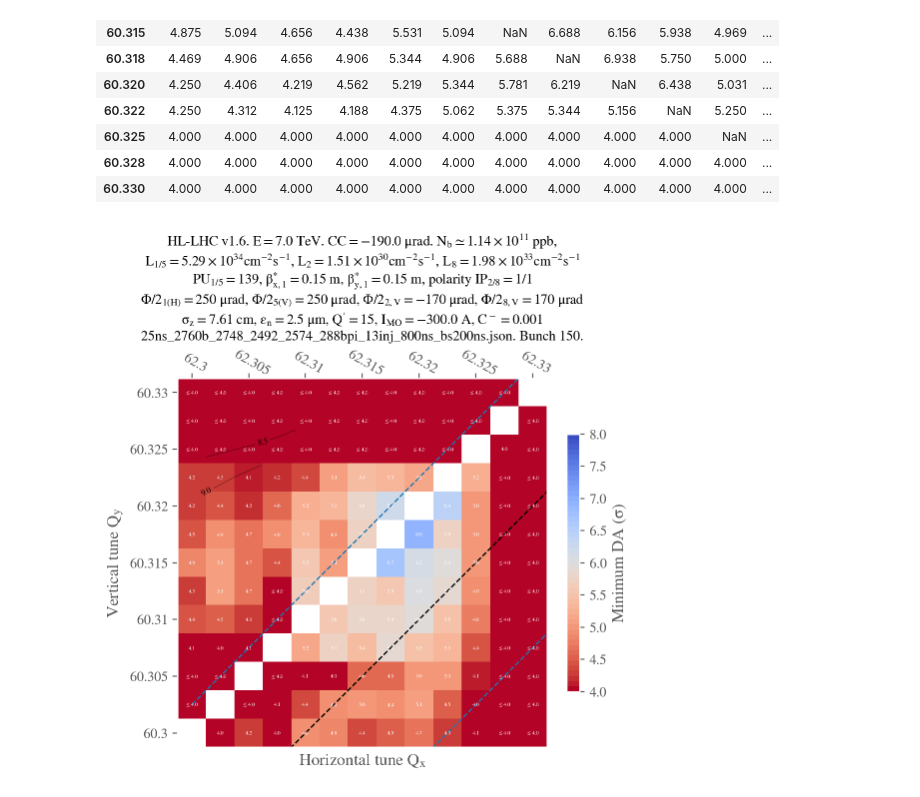
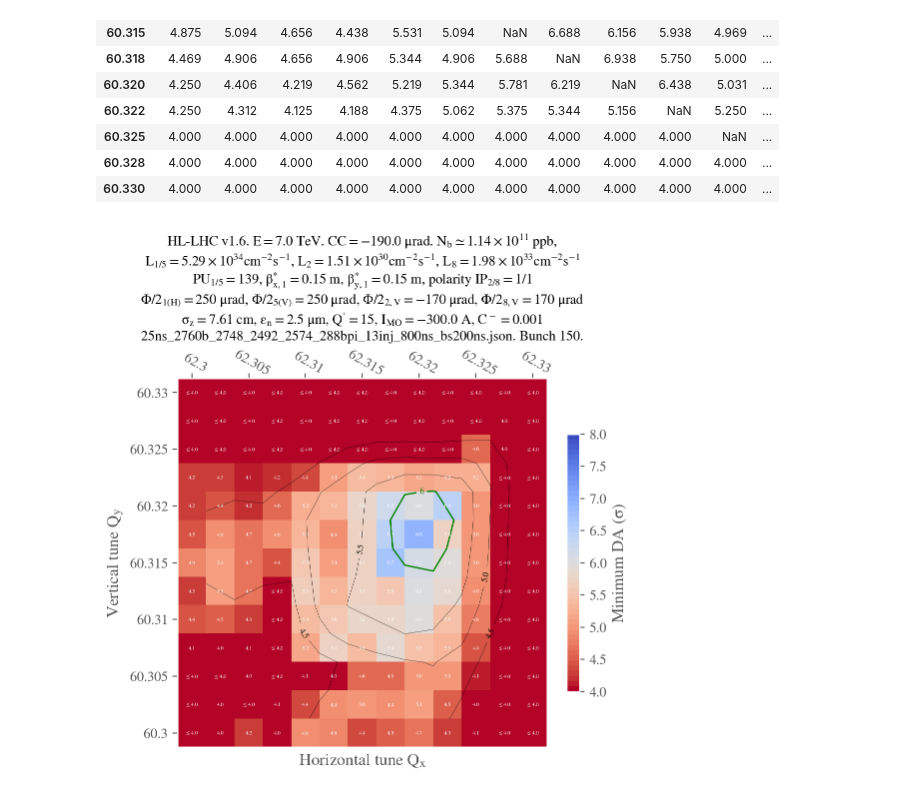
Before and after one commit to ColasDroin/DA_IPAC_2024, a Jupyter notebook: studies/analysis/analysis_tune_scan_end_of_levelling_reprod.ipynb, the cells around one changed output. Cells and saved outputs as stored; diff of their text form; code cells hidden in the pictures.

```diff
--- a/studies/analysis/analysis_tune_scan_end_of_levelling_reprod.ipynb
+++ b/studies/analysis/analysis_tune_scan_end_of_levelling_reprod.ipynb
@@ -77,27 +77,34 @@ for qx in df_to_plot.columns:
         if qy >= qx - 2 + 0.004:
             if pd.isna(df_to_plot.loc[qy, qx]):
                 df_to_plot.loc[qy, qx] = 8
+# %%
+# Interpolate missing values
+df_to_plot = df_to_plot.interpolate(method="linear", limit_direction="both")
 # %%
 # Load configuration files
 conf_mad = analysis_functions.load_config(CONF_MAD_PATH)['config_mad']
 conf_collider = analysis_functions.load_config(CONF_COLLIDER_PATH)["config_collider"]
 analysis_functions.plot_heatmap(
     df_to_plot,
     f'{STUDY_NAME}_{COLLIDER}',
     link=None,
     plot_contours=True,
     conf_mad=conf_mad,
     conf_collider=conf_collider,
     type_crossing="flathv",
+    mask_lower_triangle = False,
+    mask_upper_triangle = False,
     betx=0.15,
     bety=0.15,
     Nb=True,
     green_contour=6.,
     extended_diagonal=False,
     vmin=4.,
     vmax=8.0,
     CC = True,
+    plot_diagonal_lines=False,
+    symmetric = False,
 )
 # ! Verified
 # %% [output]
-[figure, old version]
+[figure, new version]
```
Also changed, not shown: 8 other files.
